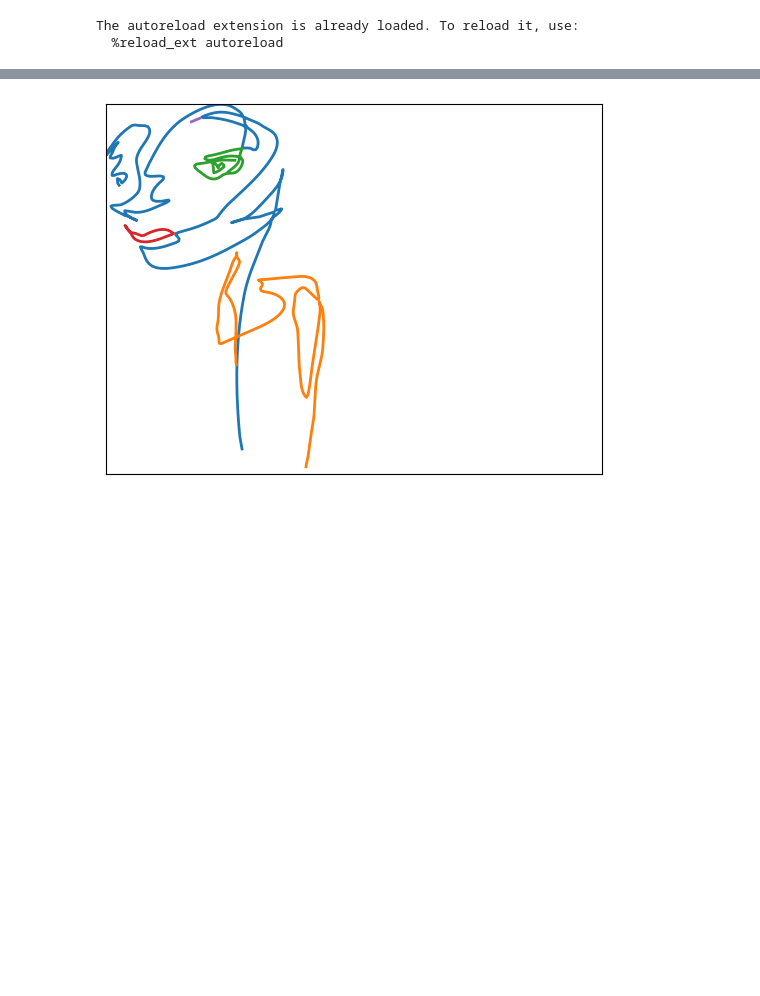
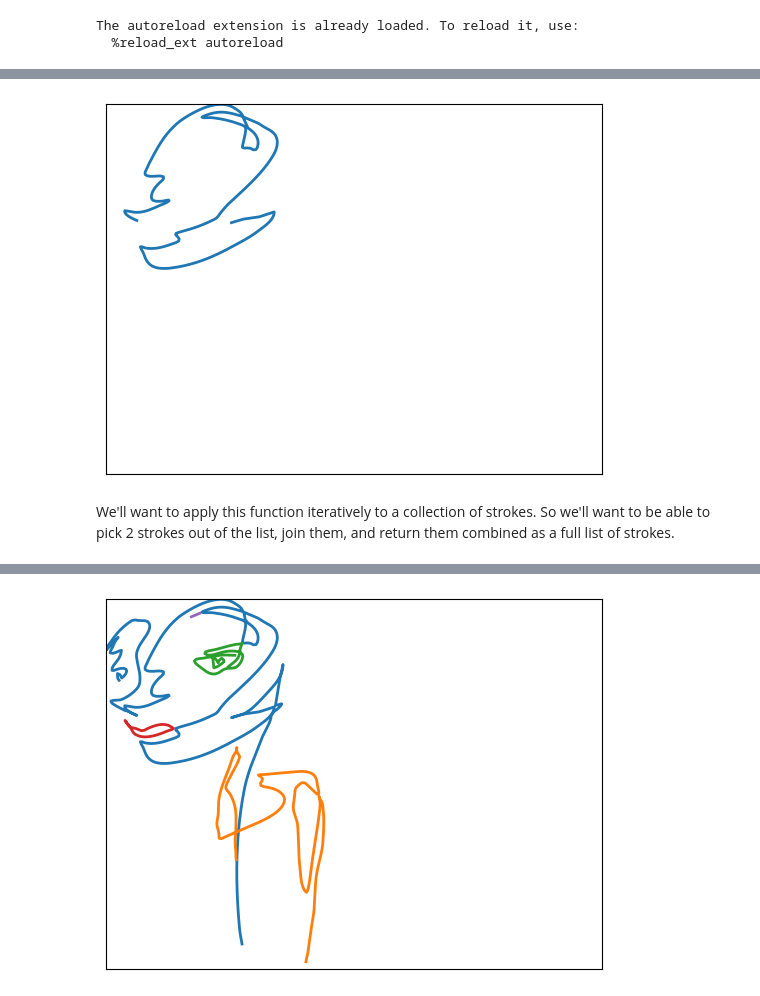
Before and after one commit to andrewlook/singleline_dataset, a Jupyter notebook: nbs/05a_path_joining.ipynb, the cells around one changed output, grey strips where cells are left out. Saved outputs shown, nothing was run; the diff lists cells and outputs as text; code cells hidden in the pictures; blank space fills up the shorter version.

```diff
--- a/nbs/05a_path_joining.ipynb
+++ b/nbs/05a_path_joining.ipynb
@@ -159,0 +104,27 @@ def merge_closest_strokes(strokes, dist_threshold=10.0):
+# %%
+#| export
+def join_2_strokes(lhs, l_pos, rhs, r_pos):
+    to_join = None
+    if l_pos == START:
+        if r_pos == START:
+            to_join = [np.flip(rhs, axis=0), lhs]
+        elif r_pos == END:
+            to_join = [rhs, lhs]
+        else:
+            raise Exception(f"invalid r_pos: {r_pos}")
+    elif l_pos == END:
+        if r_pos == START:
+            to_join = [lhs, rhs]
+        elif r_pos == END:
+            to_join = [lhs, np.flip(rhs, axis=0)]
+        else:
+            raise Exception(f"invalid r_pos: {r_pos}")
+    else:
+        raise Exception(f"invalid l_pos: {l_pos}")
+    return np.concatenate(to_join, axis=0)
+# %%
+plot_strokes([join_2_strokes(strokes[0], END, strokes[1], START)])
+# %% [output]
+[figure, added]
+# %% [markdown]
+We'll want to apply this function iteratively to a collection of strokes. So we'll want to be able to pick 2 strokes out of the list, join them, and return them combined as a full list of strokes.
```
Also changed, not shown: parts of 33 cells of this notebook, 4 other files.
